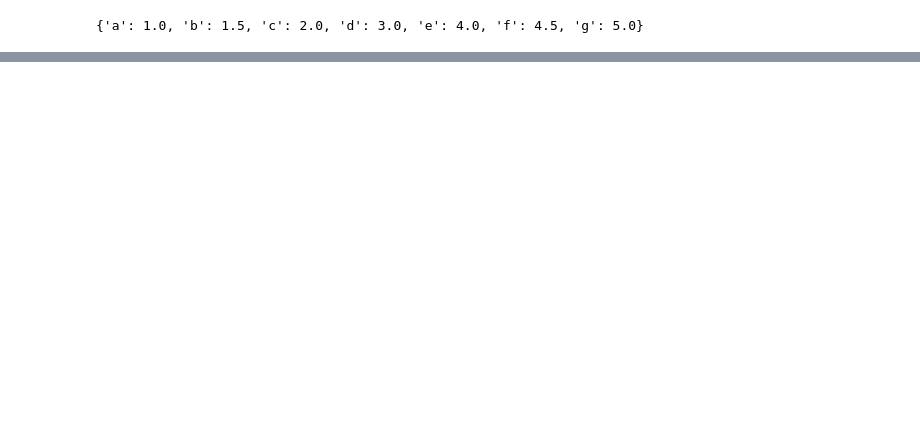
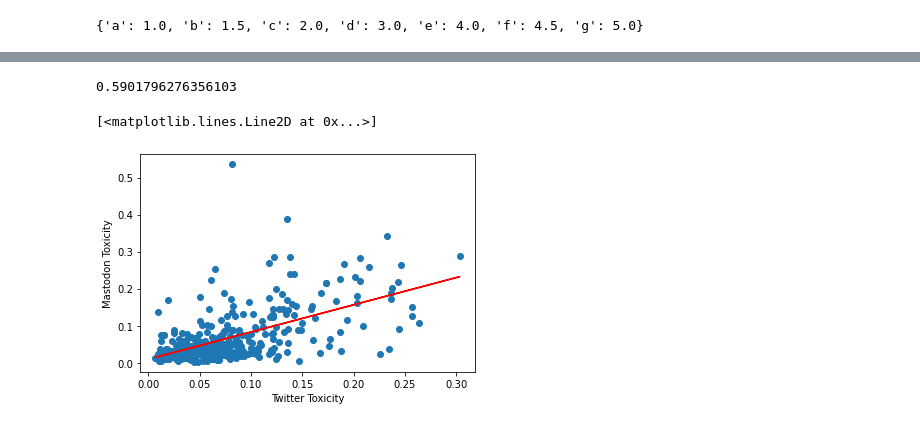
Before and after one commit to S4b3/Twitter_Mastodon_Toxicity_Analysis, a Jupyter notebook: main.ipynb, the cells around one changed output, grey strips where cells are left out. Saved outputs shown, nothing was run; the diff lists cells and outputs as text; code cells hidden in the pictures; blank space fills up the shorter version.

```diff
--- a/main.ipynb
+++ b/main.ipynb
@@ -178,0 +235,15 @@ KeyError: 'TOXICITY'
+# %%
+scores['Twitter_TOXICITY'].corr(scores['Mastodon_TOXICITY'])
+# %% [output]
+0.5901796276356103
+# %%
+plt.scatter(x= scores['Twitter_TOXICITY'], y= scores['Mastodon_TOXICITY'])
+plt.xlabel('Twitter Toxicity')
+plt.ylabel('Mastodon Toxicity')
+m, b = np.polyfit(scores['Twitter_TOXICITY'], scores['Mastodon_TOXICITY'], 1)
+
+#add linear regression line to scatterplot
+plt.plot(scores['Twitter_TOXICITY'], m*scores['Twitter_TOXICITY']+b,color='red')
+# %% [output]
+[<matplotlib.lines.Line2D at 0x...>]
+[figure, added]
```
Also changed, not shown: parts of 5 cells of this notebook, 1 other file.
